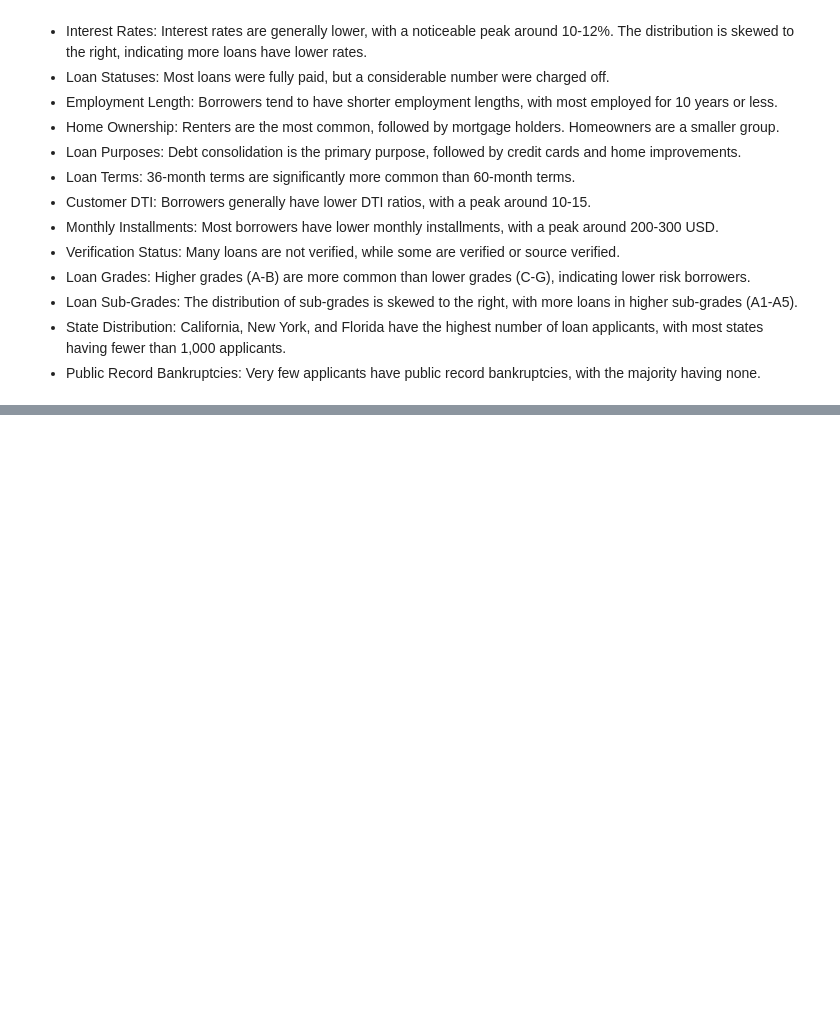
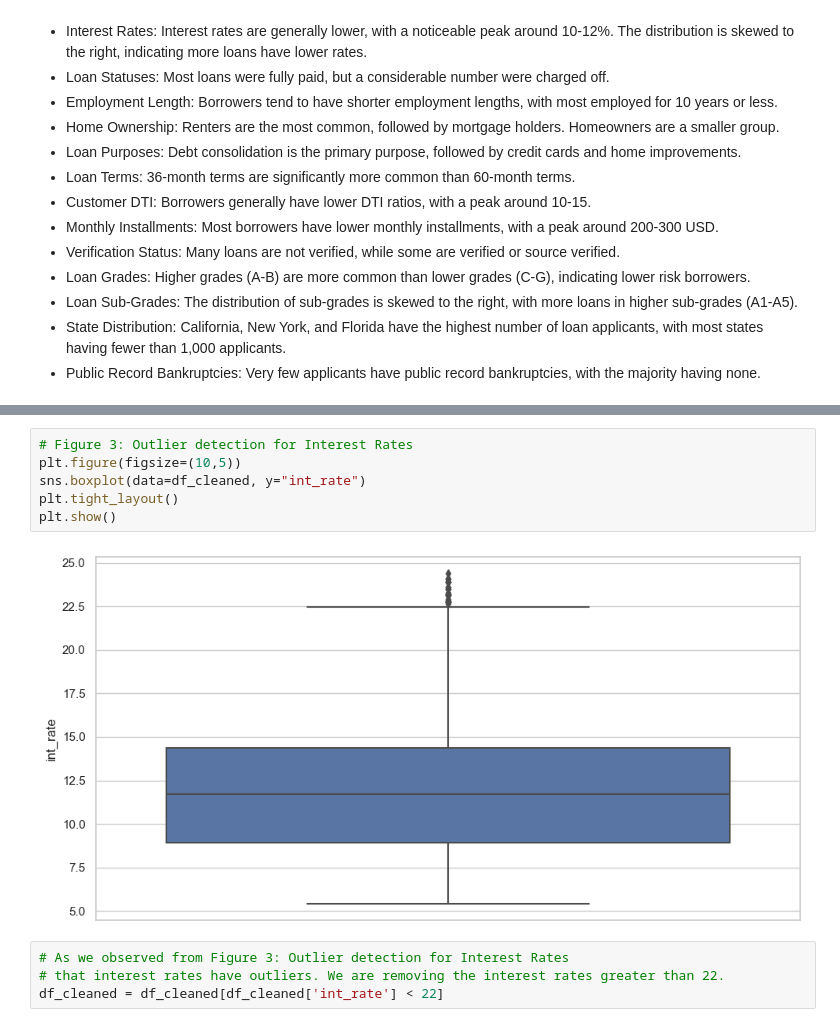
Before and after one commit to sowmilydutta/Lending_Club_Case_Study, a Jupyter notebook: Sowmily_Dutta_Case_study.ipynb, the cells around one changed output, grey strips where cells are left out. Drawn from its saved outputs; the diff is of its cells as text; blank space fills up the shorter version.

```diff
--- a/Sowmily_Dutta_Case_study.ipynb
+++ b/Sowmily_Dutta_Case_study.ipynb
@@ -394,0 +422,12 @@ plt.show()
+# %%
+# Figure 3: Outlier detection for Interest Rates
+plt.figure(figsize=(10,5))
+sns.boxplot(data=df_cleaned, y="int_rate")
+plt.tight_layout()
+plt.show()
+# %% [output]
+[figure, added]
+# %%
+# As we observed from Figure 3: Outlier detection for Interest Rates
+# that interest rates have outliers. We are removing the interest rates greater than 22.
+df_cleaned = df_cleaned[df_cleaned['int_rate'] < 22]
```
Also changed, not shown: parts of 5 cells of this notebook.
